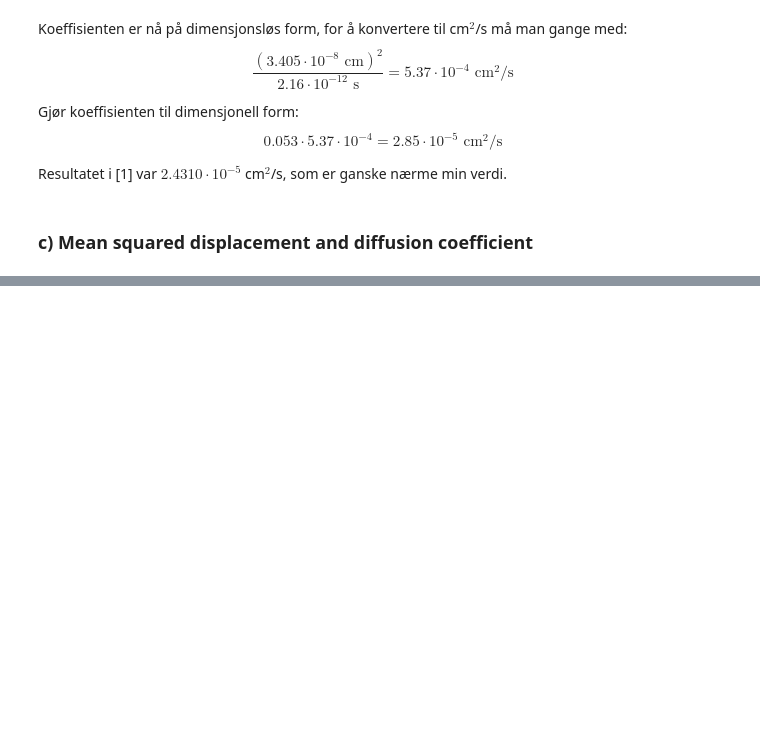
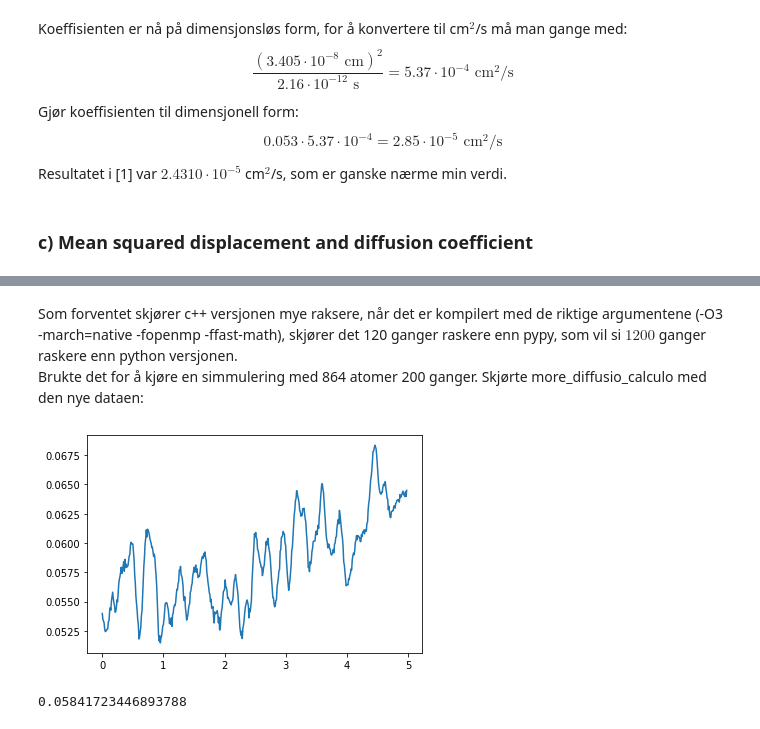
Before and after one commit to Benito1001/MolDyn, a Jupyter notebook: MolDyn.ipynb, the cells around one changed output, grey strips where cells are left out. Drawn from its saved outputs; the diff is of its cells as text; code cells hidden in the pictures; blank space fills up the shorter version.

```diff
--- a/MolDyn.ipynb
+++ b/MolDyn.ipynb
@@ -1510,0 +2060,8 @@ Diffusion coefficient: 0.06835119597896787
+# %% [markdown]
+Som forventet skjører c++ versjonen mye raksere, når det er kompilert med de riktige argumentene (-O3 -march=native -fopenmp -ffast-math), skjører det 120 ganger raskere enn pypy, som vil si $1200$ ganger raskere enn python versjonen. \
+Brukte det for å kjøre en simmulering med 864 atomer 200 ganger. Skjørte more_diffusio_calculo med den nye dataen:
+# %%
+more_diffusio_calculo("data4ci_cpp.energy")
+# %% [output]
+[figure, added]
+0.05841723446893788
```
Also changed, not shown: parts of 9 cells of this notebook, 21 other files.
